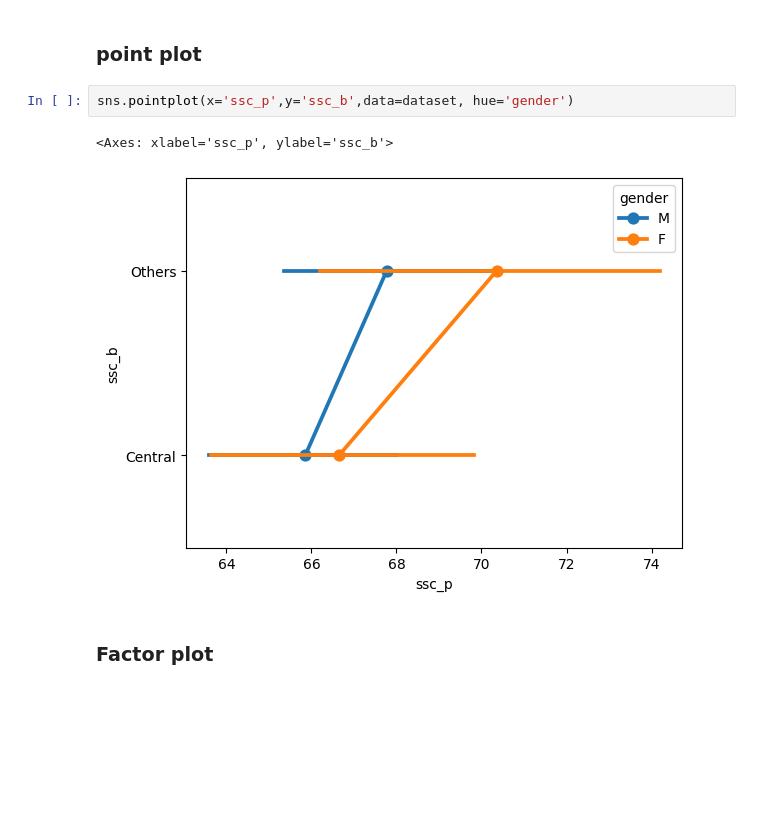
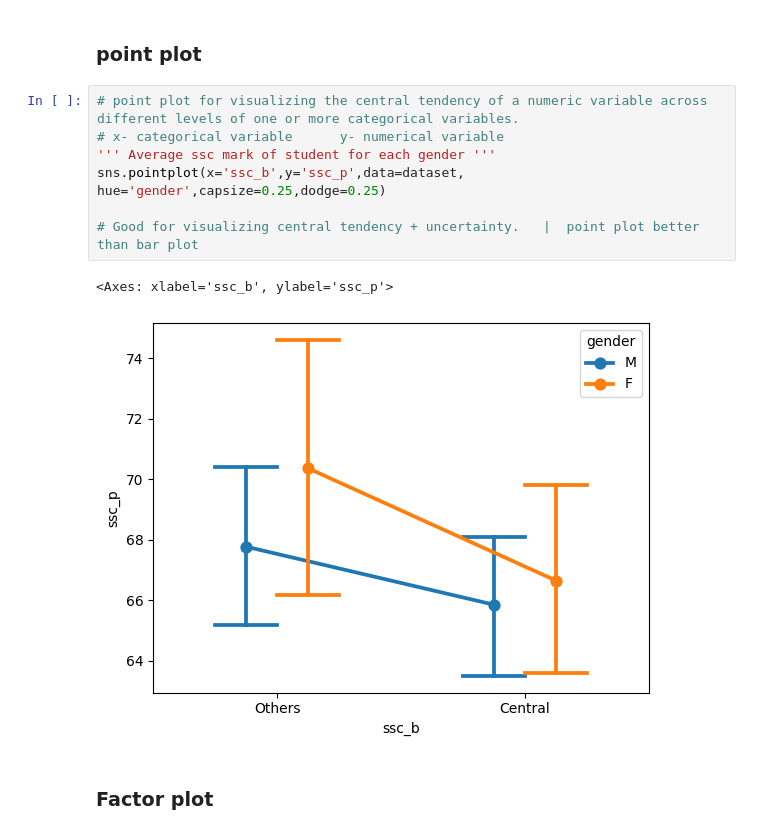
Before and after one commit to krthiksha/Data_Visualization, a Jupyter notebook: Seaborn.ipynb, the cells around one changed output. Drawn from its saved outputs; the diff is of its cells as text; blank space fills up the shorter version.

Commit message:
bar  plot to lm plot etc.. hands on practiced and gained insights from visual graphs

```diff
--- a/Seaborn.ipynb
+++ b/Seaborn.ipynb
@@ -150,10 +150,15 @@ sns.countplot(x='ssc_b',hue='gender',data=dataset)
 # %% [markdown]
 ### point plot
 # %%
-sns.pointplot(x='ssc_p',y='ssc_b',data=dataset, hue='gender')
+# point plot for visualizing the central tendency of a numeric variable across different levels of one or more categorical variables.
+# x- categorical variable      y- numerical variable
+''' Average ssc mark of student for each gender '''
+sns.pointplot(x='ssc_b',y='ssc_p',data=dataset, hue='gender',capsize=0.25,dodge=0.25)
+
+# Good for visualizing central tendency + uncertainty.   |  point plot better than bar plot
 # %% [output]
-<Axes: xlabel='ssc_p', ylabel='ssc_b'>
+<Axes: xlabel='ssc_b', ylabel='ssc_p'>
-[figure, old version]
+[figure, new version]
 # %% [markdown]
 ### Factor plot
 # %%
```
Also changed, not shown: parts of 13 cells of this notebook.
